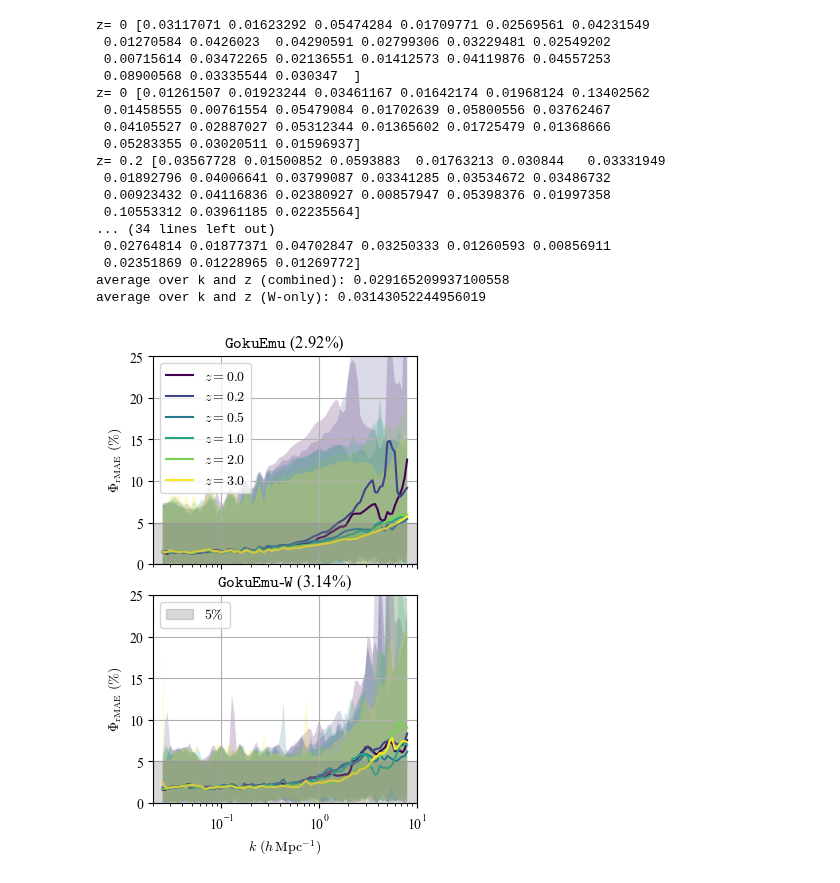
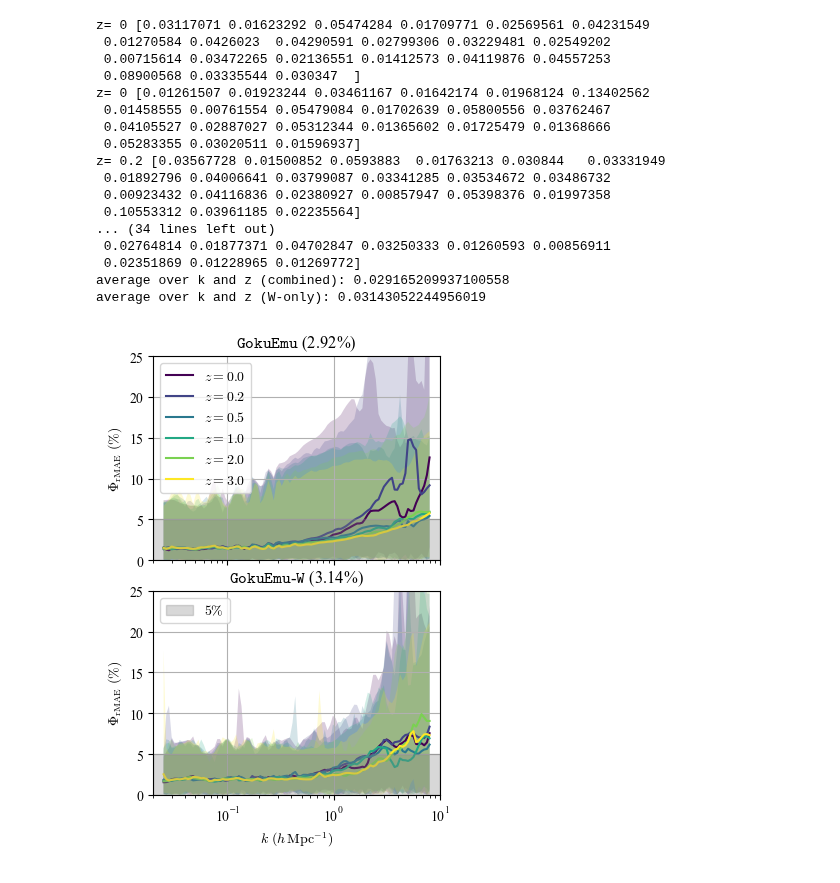
Before and after one commit to astro-YYH/GokuEmu, a Jupyter notebook: loo_error/loo_relative_errors_against_W.ipynb, the cells around one changed output. Drawn from its saved outputs; the diff is of its cells as text; code cells hidden in the pictures.

```diff
--- a/loo_error/loo_relative_errors_against_W.ipynb
+++ b/loo_error/loo_relative_errors_against_W.ipynb
@@ -140,7 +140,7 @@ pred_combined_parent = './loo_combined_upper/'
 sim_W_base = "../data/matter_power_564_Box1000_Part750_21_Box1000_Part3000"
 pred_W_parent = './loo_upper/'
 
-fig, axes = plt.subplots(2, 1, figsize=(3.4, 5.8), sharex=True)
+fig, axes = plt.subplots(2, 1, figsize=(3.7, 5.7), sharex=True)
 fig.subplots_adjust(hspace=0.15)
 plt.rcParams['font.family'] = 'Times New Roman'
 
@@ -222,31 +222,31 @@ square1 = patches.Rectangle((xlim1, -0.0), xlim2-xlim1, 5, color='gray', alpha=.
 # Add the square to the axes
 axes[1].add_patch(square1)
 # axes[0].add_patch(square1)
 axes[1].legend(loc='upper left')
 
 # grid true
 for ax in axes:
     ax.grid(True)
 
 
 # plt.show()
 plt.savefig('loo_against_W.pdf', bbox_inches='tight')
 # %% [output]
 z= 0 [0.03117071 0.01623292 0.05474284 0.01709771 0.02569561 0.04231549
  0.01270584 0.0426023  0.04290591 0.02799306 0.03229481 0.02549202
  0.00715614 0.03472265 0.02136551 0.01412573 0.04119876 0.04557253
  0.08900568 0.03335544 0.030347  ]
 z= 0 [0.01261507 0.01923244 0.03461167 0.01642174 0.01968124 0.13402562
  0.01458555 0.00761554 0.05479084 0.01702639 0.05800556 0.03762467
  0.04105527 0.02887027 0.05312344 0.01365602 0.01725479 0.01368666
  0.05283355 0.03020511 0.01596937]
 z= 0.2 [0.03567728 0.01500852 0.0593883  0.01763213 0.030844   0.03331949
  0.01892796 0.04006641 0.03799087 0.03341285 0.03534672 0.03486732
  0.00923432 0.04116836 0.02380927 0.00857947 0.05398376 0.01997358
  0.10553312 0.03961185 0.02235564]
 ... (34 lines left out)
  0.02764814 0.01877371 0.04702847 0.03250333 0.01260593 0.00856911
  0.02351869 0.01228965 0.01269772]
 average over k and z (combined): 0.029165209937100558
 average over k and z (W-only): 0.03143052244956019
-[figure, old version]
+[figure, new version]
```
Also changed, not shown: 7 other files.
